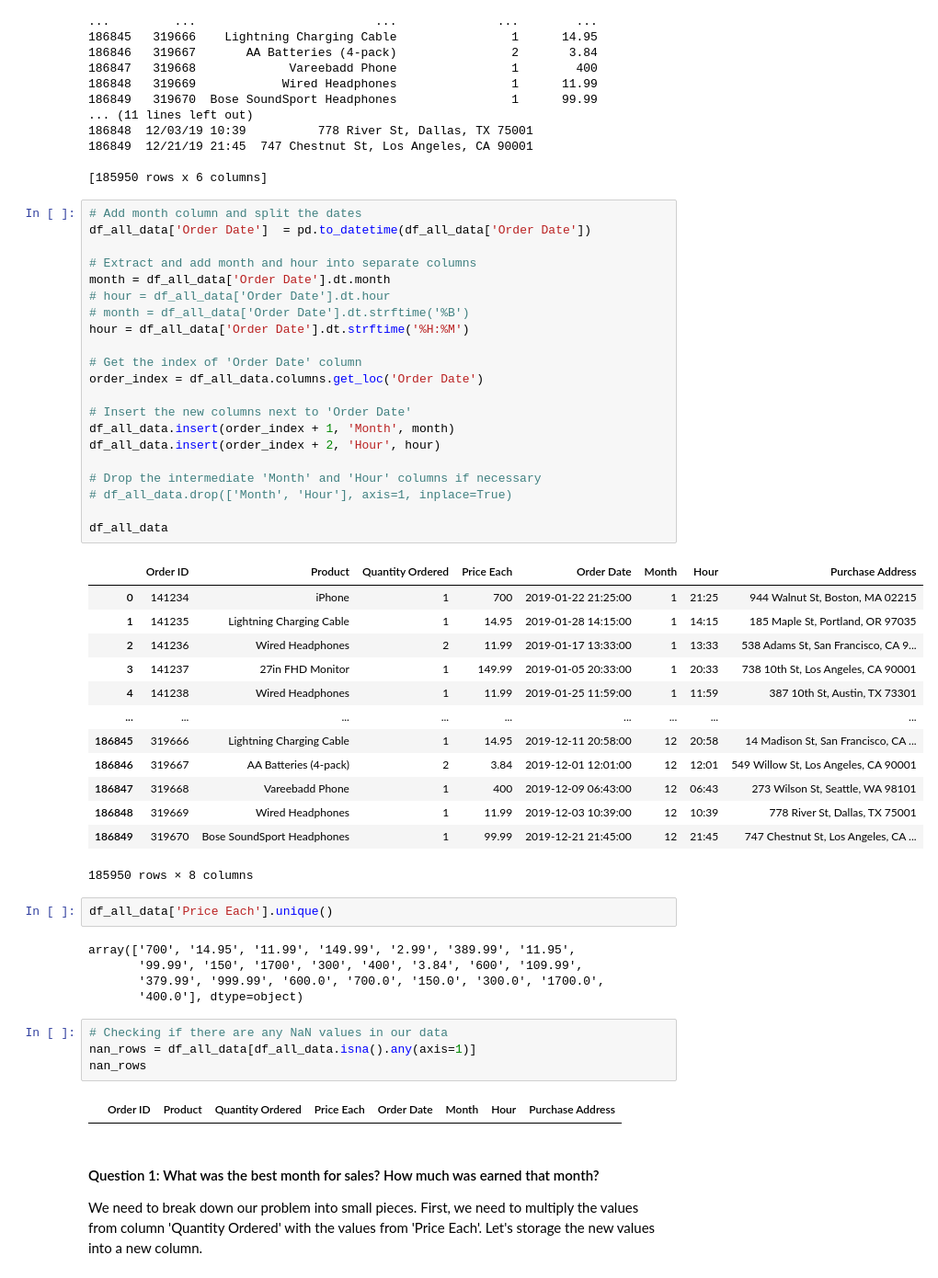
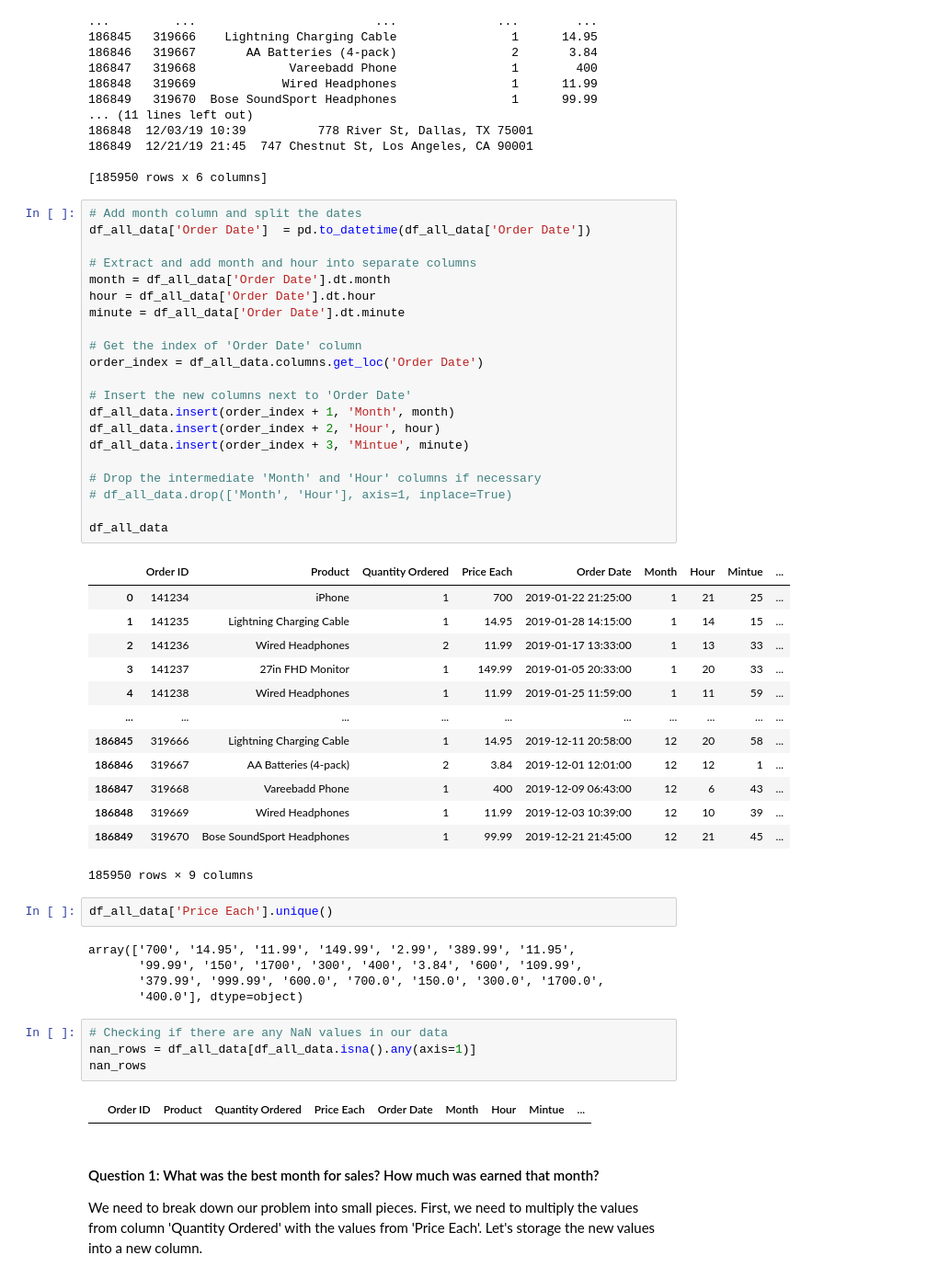
Before and after one commit to nachogalasso/da_python, a Jupyter notebook: sales_analysis/analysis.ipynb, the cells around one changed output. Shown at 92% size. Saved outputs shown, nothing was run; the diff lists cells and outputs as text.

```diff
--- a/sales_analysis/analysis.ipynb
+++ b/sales_analysis/analysis.ipynb
@@ -175,38 +175,38 @@ print(df_all_data)
 # %%
 # Add month column and split the dates
 df_all_data['Order Date']  = pd.to_datetime(df_all_data['Order Date'])
 
 # Extract and add month and hour into separate columns
 month = df_all_data['Order Date'].dt.month
-# hour = df_all_data['Order Date'].dt.hour
-# month = df_all_data['Order Date'].dt.strftime('%B')
-hour = df_all_data['Order Date'].dt.strftime('%H:%M')
+hour = df_all_data['Order Date'].dt.hour
+minute = df_all_data['Order Date'].dt.minute
 
 # Get the index of 'Order Date' column
 order_index = df_all_data.columns.get_loc('Order Date')
 
 # Insert the new columns next to 'Order Date'
 df_all_data.insert(order_index + 1, 'Month', month)
 df_all_data.insert(order_index + 2, 'Hour', hour)
+df_all_data.insert(order_index + 3, 'Mintue', minute)
 
 # Drop the intermediate 'Month' and 'Hour' columns if necessary
 # df_all_data.drop(['Month', 'Hour'], axis=1, inplace=True)
 
 df_all_data
 # %% [output]
-|  | Order ID | Product | Quantity Ordered | Price Each | Order Date | Month | Hour | Purchase Address |
-| 0 | 141234 | iPhone | 1 | 700 | 2019-01-22 21:25:00 | 1 | 21:25 | 944 Walnut St, Boston, MA 02215 |
-| 1 | 141235 | Lightning Charging Cable | 1 | 14.95 | 2019-01-28 14:15:00 | 1 | 14:15 | 185 Maple St, Portland, OR 97035 |
-| 2 | 141236 | Wired Headphones | 2 | 11.99 | 2019-01-17 13:33:00 | 1 | 13:33 | 538 Adams St, San Francisco, CA 9... |
-| 3 | 141237 | 27in FHD Monitor | 1 | 149.99 | 2019-01-05 20:33:00 | 1 | 20:33 | 738 10th St, Los Angeles, CA 90001 |
-| 4 | 141238 | Wired Headphones | 1 | 11.99 | 2019-01-25 11:59:00 | 1 | 11:59 | 387 10th St, Austin, TX 73301 |
-| ... | ... | ... | ... | ... | ... | ... | ... | ... |
-| 186845 | 319666 | Lightning Charging Cable | 1 | 14.95 | 2019-12-11 20:58:00 | 12 | 20:58 | 14 Madison St, San Francisco, CA ... |
-| 186846 | 319667 | AA Batteries (4-pack) | 2 | 3.84 | 2019-12-01 12:01:00 | 12 | 12:01 | 549 Willow St, Los Angeles, CA 90001 |
-| 186847 | 319668 | Vareebadd Phone | 1 | 400 | 2019-12-09 06:43:00 | 12 | 06:43 | 273 Wilson St, Seattle, WA 98101 |
-| 186848 | 319669 | Wired Headphones | 1 | 11.99 | 2019-12-03 10:39:00 | 12 | 10:39 | 778 River St, Dallas, TX 75001 |
-| 186849 | 319670 | Bose SoundSport Headphones | 1 | 99.99 | 2019-12-21 21:45:00 | 12 | 21:45 | 747 Chestnut St, Los Angeles, CA ... |
+|  | Order ID | Product | Quantity Ordered | Price Each | Order Date | Month | Hour | Mintue | ... |
+| 0 | 141234 | iPhone | 1 | 700 | 2019-01-22 21:25:00 | 1 | 21 | 25 | ... |
+| 1 | 141235 | Lightning Charging Cable | 1 | 14.95 | 2019-01-28 14:15:00 | 1 | 14 | 15 | ... |
+| 2 | 141236 | Wired Headphones | 2 | 11.99 | 2019-01-17 13:33:00 | 1 | 13 | 33 | ... |
+| 3 | 141237 | 27in FHD Monitor | 1 | 149.99 | 2019-01-05 20:33:00 | 1 | 20 | 33 | ... |
+| 4 | 141238 | Wired Headphones | 1 | 11.99 | 2019-01-25 11:59:00 | 1 | 11 | 59 | ... |
+| ... | ... | ... | ... | ... | ... | ... | ... | ... | ... |
+| 186845 | 319666 | Lightning Charging Cable | 1 | 14.95 | 2019-12-11 20:58:00 | 12 | 20 | 58 | ... |
+| 186846 | 319667 | AA Batteries (4-pack) | 2 | 3.84 | 2019-12-01 12:01:00 | 12 | 12 | 1 | ... |
+| 186847 | 319668 | Vareebadd Phone | 1 | 400 | 2019-12-09 06:43:00 | 12 | 6 | 43 | ... |
+| 186848 | 319669 | Wired Headphones | 1 | 11.99 | 2019-12-03 10:39:00 | 12 | 10 | 39 | ... |
+| 186849 | 319670 | Bose SoundSport Headphones | 1 | 99.99 | 2019-12-21 21:45:00 | 12 | 21 | 45 | ... |
-185950 rows × 8 columns
+185950 rows × 9 columns
 # %%
 df_all_data['Price Each'].unique()
 # %% [output]
@@ -219,7 +219,7 @@ array(['700', '14.95', '11.99', '149.99', '2.99', '389.99', '11.95',
 nan_rows = df_all_data[df_all_data.isna().any(axis=1)]
 nan_rows
 # %% [output]
-|  | Order ID | Product | Quantity Ordered | Price Each | Order Date | Month | Hour | Purchase Address |
+|  | Order ID | Product | Quantity Ordered | Price Each | Order Date | Month | Hour | Mintue | ... |
 # %% [markdown]
 #### Question 1: What was the best month for sales? How much was earned that month?
 
```
Also changed, not shown: parts of 12 cells of this notebook.
